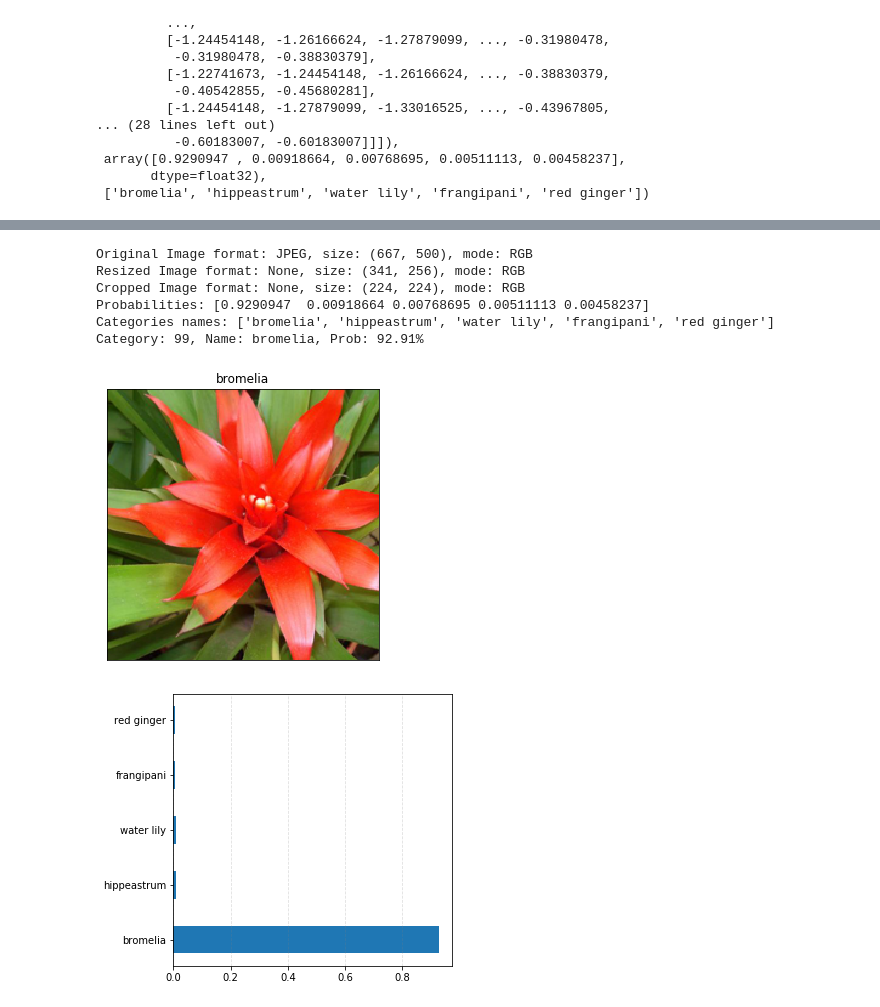
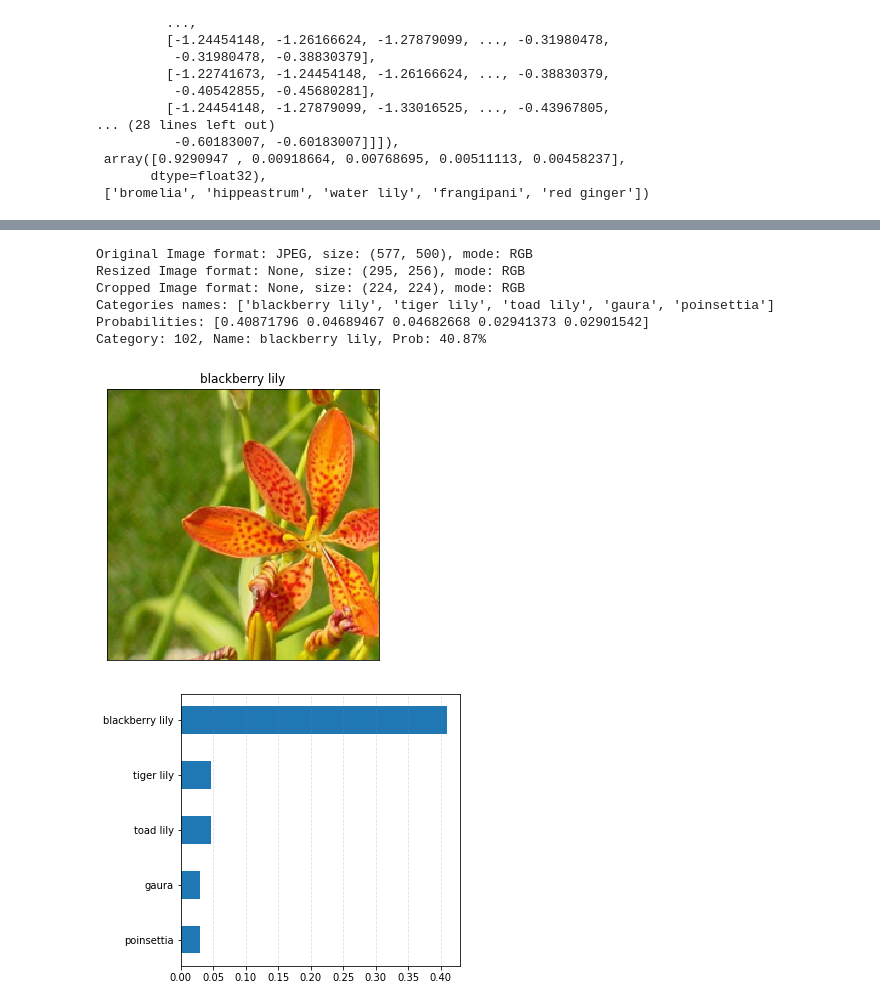
Before and after one commit to thsaraiva/udacity-ai-final-project, a Jupyter notebook: Thiago_Densenet121_70Accu_Plant_Classifier_Project.ipynb, the cells around one changed output, grey strips where cells are left out. Drawn from its saved outputs; the diff is of its cells as text; code cells hidden in the pictures.

```diff
--- a/Thiago_Densenet121_70Accu_Plant_Classifier_Project.ipynb
+++ b/Thiago_Densenet121_70Accu_Plant_Classifier_Project.ipynb
@@ -660,9 +660,13 @@ Now that you can use a trained model for predictions, check to make sure it make
 You can convert from the class integer encoding to actual flower names with the `cat_to_name.json` file (should have been loaded earlier in the notebook). To show a PyTorch tensor as an image, use the `imshow` function defined above.
 # %%
 # Display an image along with the top 5 classes
-def show_result(image, probabilities, categories_names, ax=None, title=None):
+# https://matplotlib.org/3.2.1/gallery/statistics/barchart_demo.html#sphx-glr-gallery-statistics-barchart-demo-py
+def show_result(image, probabilities, categories_names, title=None):
     ''' Imshow for Tensor.
     '''
+    probabilities = probabilities[::-1]
+    categories_names = categories_names[::-1]
+
     fig, ax0 = plt.subplots(figsize=(5, 5))
 
     ax0.set_title(title)
@@ -680,14 +684,14 @@ def show_result(image, probabilities, categories_names, ax=None, title=None):
 
     plt.show()
 # %%
-image, probs, cat_names = predict("test_image_99.jpg",model)
+image, probs, cat_names = predict("test_image_102.jpg",model)
 show_result(image, probs, cat_names, title=cat_names[0])
 # %% [output]
-Original Image format: JPEG, size: (667, 500), mode: RGB
-Resized Image format: None, size: (341, 256), mode: RGB
+Original Image format: JPEG, size: (577, 500), mode: RGB
+Resized Image format: None, size: (295, 256), mode: RGB
 Cropped Image format: None, size: (224, 224), mode: RGB
-Probabilities: [0.9290947  0.00918664 0.00768695 0.00511113 0.00458237]
-Categories names: ['bromelia', 'hippeastrum', 'water lily', 'frangipani', 'red ginger']
-Category: 99, Name: bromelia, Prob: 92.91%
+Categories names: ['blackberry lily', 'tiger lily', 'toad lily', 'gaura', 'poinsettia']
+Probabilities: [0.40871796 0.04689467 0.04682668 0.02941373 0.02901542]
+Category: 102, Name: blackberry lily, Prob: 40.87%
-[figure, old version]
+[figure, new version]
-[figure, old version]
+[figure, new version]
```
